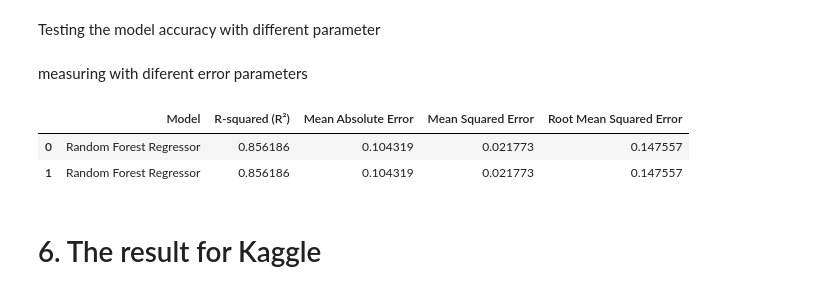
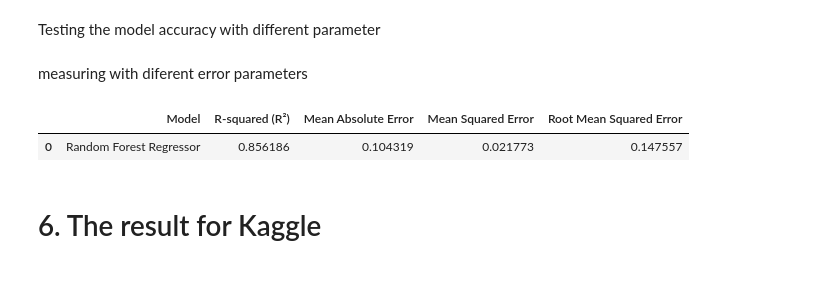
Before and after one commit to AntiKevin/House-Prices-Predict, a Jupyter notebook: house_prices_predict.ipynb, the cells around one changed output. Drawn from its saved outputs; the diff is of its cells as text; code cells hidden in the pictures.

```diff
--- a/house_prices_predict.ipynb
+++ b/house_prices_predict.ipynb
@@ -334,14 +336,11 @@ measuring with diferent error parameters
 # %%
 rfr_results = pd.DataFrame([['Random Forest Regressor', r2, mae, mse, rmse]],
                       columns=['Model', 'R-squared (R²)', 'Mean Absolute Error', 'Mean Squared Error', 'Root Mean Squared Error'])
 
-result =rfr_results.append(rfr_results, ignore_index=True)
-
-result
+rfr_results
 # %% [output]
 |  | Model | R-squared (R²) | Mean Absolute Error | Mean Squared Error | Root Mean Squared Error |
 | 0 | Random Forest Regressor | 0.856186 | 0.104319 | 0.021773 | 0.147557 |
-| 1 | Random Forest Regressor | 0.856186 | 0.104319 | 0.021773 | 0.147557 |
 # %% [markdown]
 # 6. The result for Kaggle
 # %%
```
Also changed, not shown: parts of 1 cell of this notebook, 1 other file.
